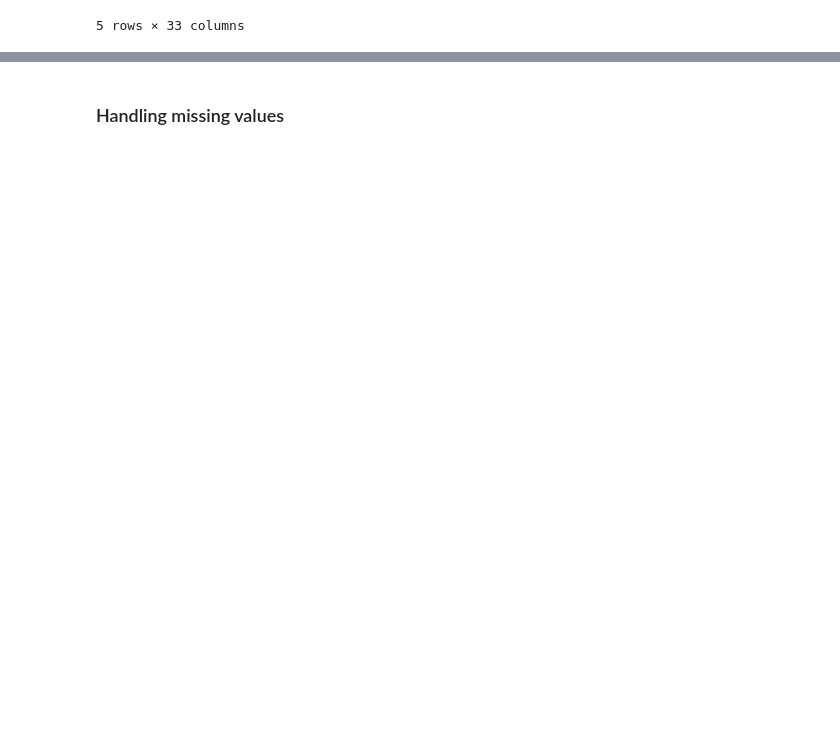
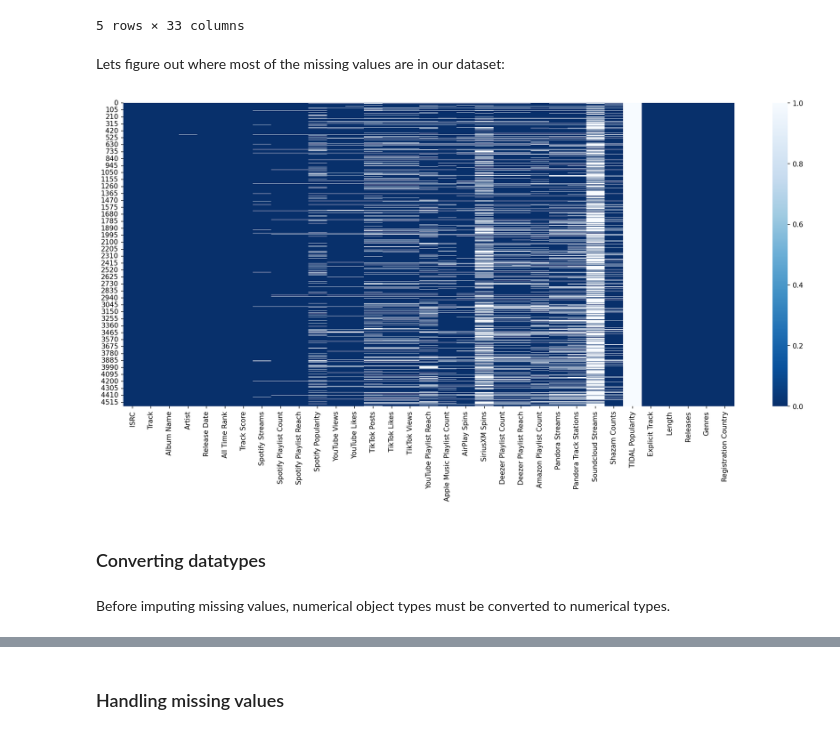
Before and after one commit to michael-van-vuuren/csci5612-workspace, a Jupyter notebook: notebooks/cleaning-integration.ipynb, the cells around one changed output, grey strips where cells are left out. Saved outputs shown, nothing was run; the diff lists cells and outputs as text; code cells hidden in the pictures; blank space fills up the shorter version.

```diff
--- a/notebooks/cleaning-integration.ipynb
+++ b/notebooks/cleaning-integration.ipynb
@@ -653,3 +653,15 @@ base_v1.head()
 | 3 | USSM12209777 | Flowers | Flowers - Single | Miley Cyrus | 1/12/2023 | 4 | 444.9 | 2,031,280,633 | ... |
 | 4 | USUG12403398 | Houdini | Houdini | Eminem | 5/31/2024 | 5 | 423.3 | 107,034,922 | ... |
 5 rows × 33 columns
+# %% [markdown]
+Lets figure out where most of the missing values are in our dataset:
+# %%
+plt.figure(figsize=(20,8), dpi=150)
+sns.heatmap(base_v1.isnull(), cmap='Blues_r')
+plt.show()
+# %% [output]
+[figure, added]
+# %% [markdown]
+### Converting datatypes
+# %% [markdown]
+Before imputing missing values, numerical object types must be converted to numerical types.
```
Also changed, not shown: parts of 37 cells of this notebook, 2 other files.
